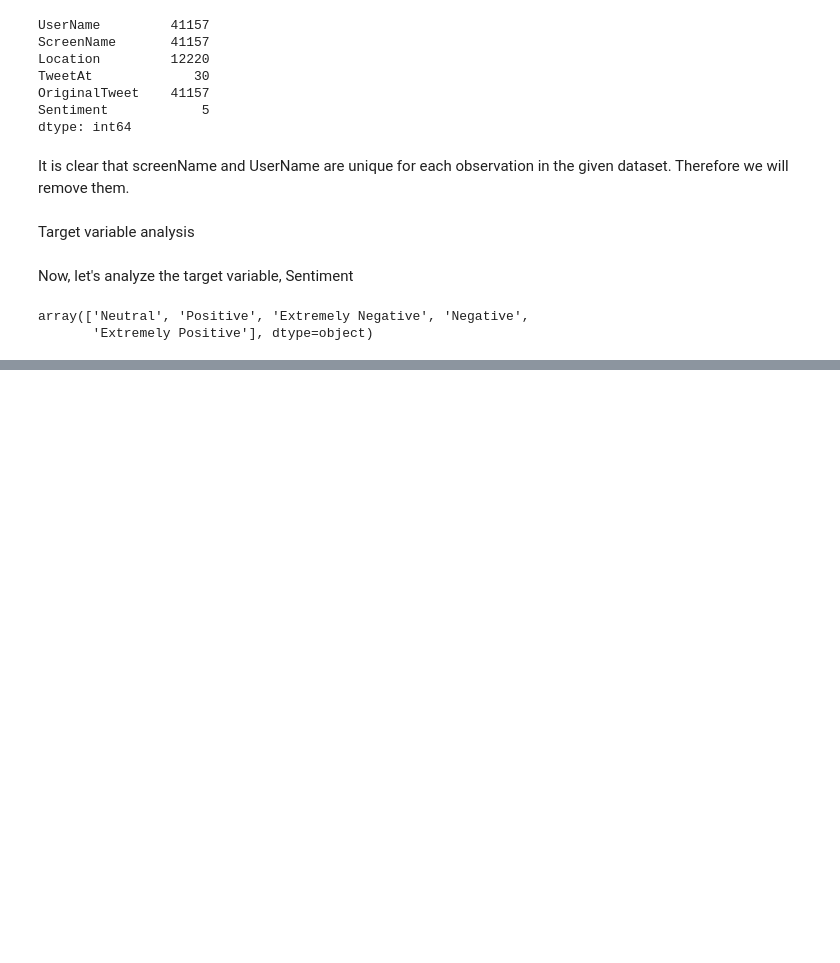
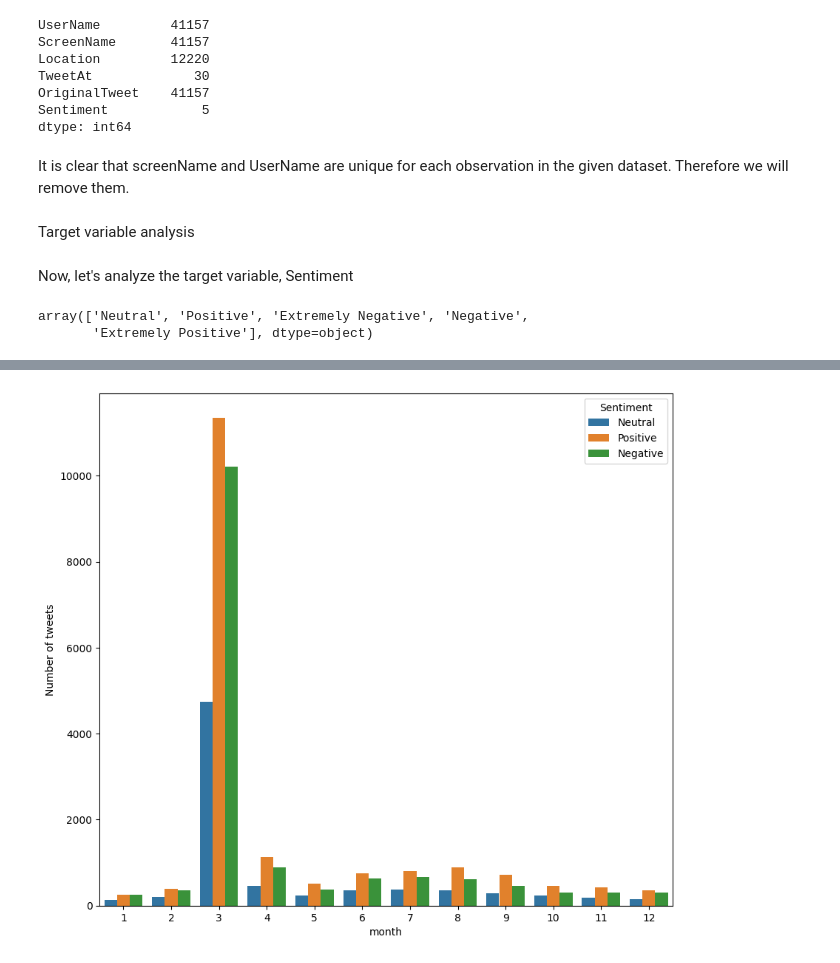
Before and after one commit to harsh15998/classification, a Jupyter notebook: Welcome_To_Colaboratory.ipynb, the cells around one changed output, grey strips where cells are left out. Drawn from its saved outputs; the diff is of its cells as text; code cells hidden in the pictures; blank space fills up the shorter version.

```diff
--- a/Welcome_To_Colaboratory.ipynb
+++ b/Welcome_To_Colaboratory.ipynb
@@ -115,0 +231,3 @@ array(['Neutral', 'Positive', 'Extremely Negative', 'Negative',
+# %%
+#Converting the TweetAt column to a datetime object
+df["TweetAt"] = pd.to_datetime(df["TweetAt"])
@@ -115,0 +240,6 @@ array(['Neutral', 'Positive', 'Extremely Negative', 'Negative',
+# %%
+#Creating new column for day and month from date colum "TweetAt"
+df['day'] = pd.DatetimeIndex(df['TweetAt']).day
+df['month'] = pd.DatetimeIndex(df['TweetAt']).month
+#Creating a column containing name of the weekday
+df["week day"]=pd.DatetimeIndex(df['TweetAt']).day_name()
@@ -115,0 +256,8 @@ array(['Neutral', 'Positive', 'Extremely Negative', 'Negative',
+# %%
+#Plotting total number of tweets for each sentiment over the months
+plt.rcParams["figure.figsize"]=(10,9)
+ax = sns.countplot(x="month", hue="Sentiment", data=df)
+plt.ylabel("Number of tweets")
+plt.show()
+# %% [output]
+[figure, added]
```
Also changed, not shown: parts of 52 cells of this notebook.
